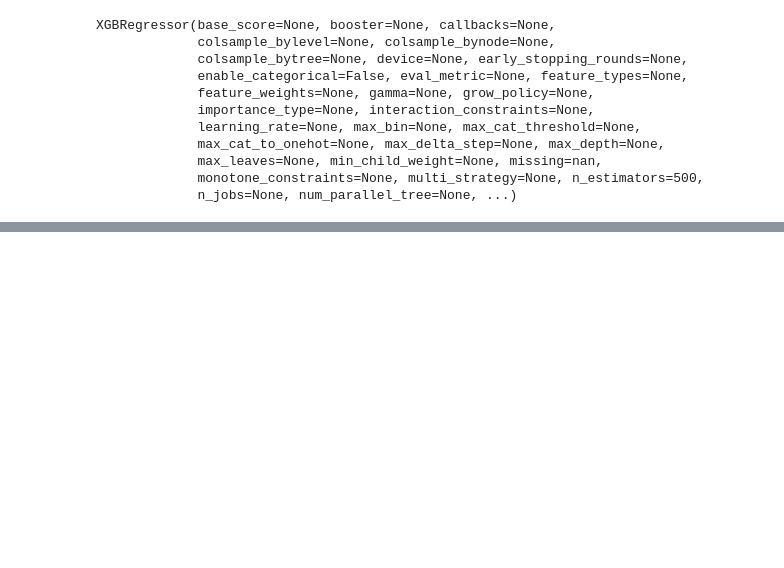
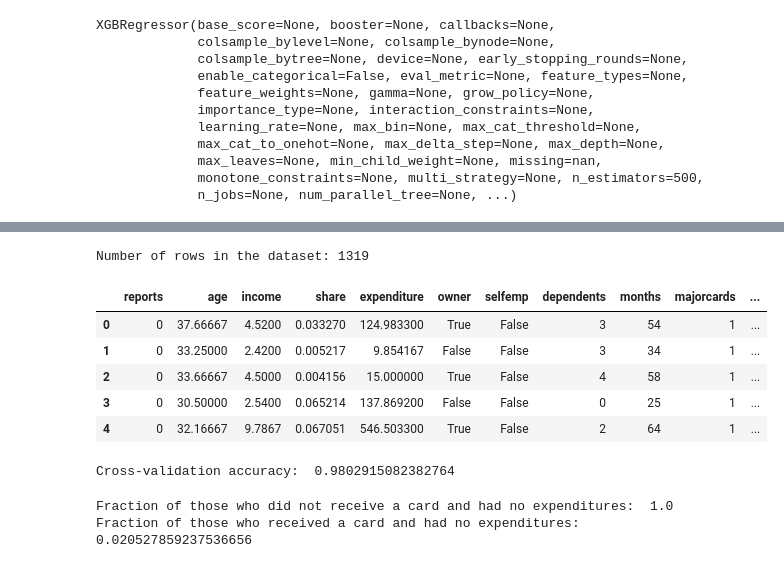
Before and after one commit to fcojosemeseguer/AI, a Jupyter notebook: Notebooks/Machine Learning - Kaggle/2_IntermediateMachineLearning.ipynb, the cells around one changed output, grey strips where cells are left out. Cells and saved outputs as stored; diff of their text form; code cells hidden in the pictures; blank space fills up the shorter version.

Commit message:
Learning about Data Leakage

```diff
--- a/Notebooks/Machine Learning - Kaggle/2_IntermediateMachineLearning.ipynb
+++ b/Notebooks/Machine Learning - Kaggle/2_IntermediateMachineLearning.ipynb
@@ -560,0 +571,42 @@ XGBRegressor(base_score=None, booster=None, callbacks=None,
+# %%
+import pandas as pd
+
+# Read the data
+data = pd.read_csv('./AER_credit_card_data.csv',true_values = ['yes'], false_values = ['no'])
+
+# Select target
+y = data.card
+
+# Select predictors
+X = data.drop(['card'], axis=1)
+
+print("Number of rows in the dataset:", X.shape[0])
+X.head()
+# %% [output]
+Number of rows in the dataset: 1319
+|  | reports | age | income | share | expenditure | owner | selfemp | dependents | months | majorcards | ... |
+| 0 | 0 | 37.66667 | 4.5200 | 0.033270 | 124.983300 | True | False | 3 | 54 | 1 | ... |
+| 1 | 0 | 33.25000 | 2.4200 | 0.005217 | 9.854167 | False | False | 3 | 34 | 1 | ... |
+| 2 | 0 | 33.66667 | 4.5000 | 0.004156 | 15.000000 | True | False | 4 | 58 | 1 | ... |
+| 3 | 0 | 30.50000 | 2.5400 | 0.065214 | 137.869200 | False | False | 0 | 25 | 1 | ... |
+| 4 | 0 | 32.16667 | 9.7867 | 0.067051 | 546.503300 | True | False | 2 | 64 | 1 | ... |
+# %%
+from sklearn.pipeline import make_pipeline
+from sklearn.ensemble import RandomForestClassifier
+from sklearn.model_selection import cross_val_score
+
+# Since there is no preprocessing, we don't need a pipeline (used anyway as best practice!)
+my_pipeline = make_pipeline(RandomForestClassifier(n_estimators=100))
+cv_scores = cross_val_score(my_pipeline, X, y, cv=5, scoring='accuracy')
+print("Cross-validation accuracy: ", cv_scores.mean())
+# %% [output]
+Cross-validation accuracy:  0.9802915082382764
+# %%
+expenditures_cardholders = X.expenditure[y]
+expenditures_noncardholders = X.expenditure[~y]
+
+print("Fraction of those who did not receive a card and had no expenditures: ", (expenditures_noncardholders == 0).mean())
+print("Fraction of those who received a card and had no expenditures: ",(expenditures_cardholders == 0).mean())
+# %% [output]
+Fraction of those who did not receive a card and had no expenditures:  1.0
+Fraction of those who received a card and had no expenditures:  0.020527859237536656
```
Also changed, not shown: parts of 6 cells of this notebook, 2 other files.
